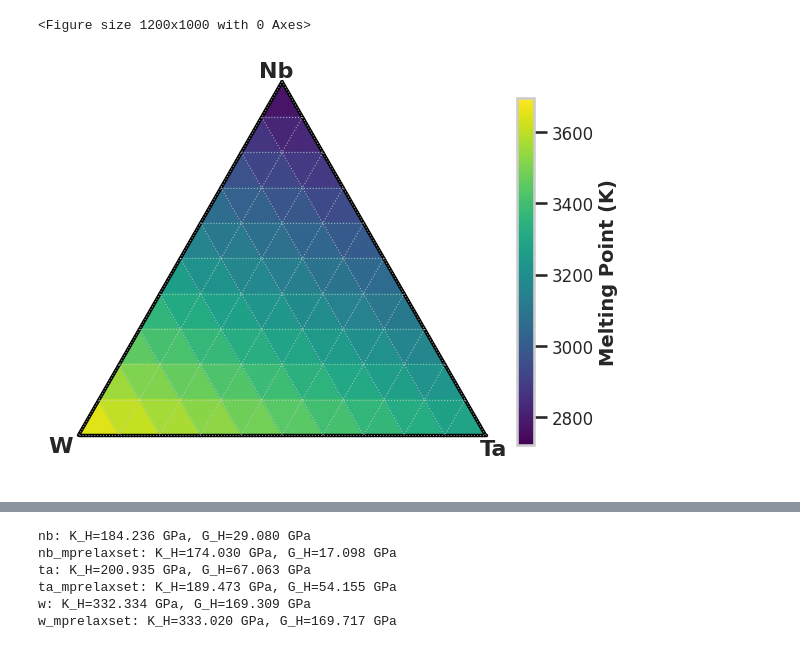
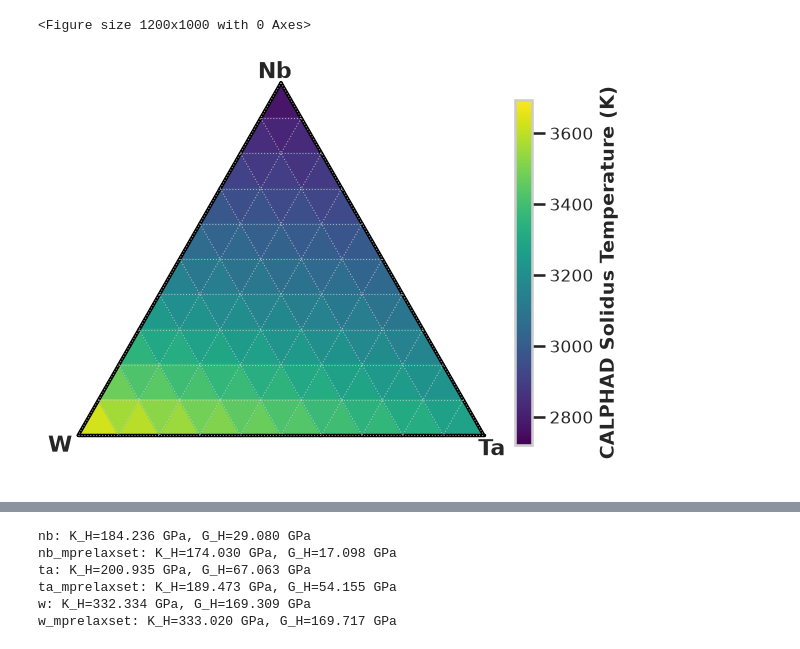
Before and after one commit to kareem-Abdelmaqsoud/computational-design-ductile-w-ta-nb-alloy, a Jupyter notebook: paper_figures/pareto_front_ternary_plots.ipynb, the cells around one changed output, grey strips where cells are left out. Drawn from its saved outputs; the diff is of its cells as text; code cells hidden in the pictures.

```diff
--- a/paper_figures/pareto_front_ternary_plots.ipynb
+++ b/paper_figures/pareto_front_ternary_plots.ipynb
@@ -158,10 +96,6 @@ import seaborn as sns
 # --- Plot style setup ---
 sns.set_context("talk", font_scale=1.2)
 sns.set_style("whitegrid")
-
-# --- Constants ---
-total_atoms = 10
-T_w, T_ta, T_nb = 3695, 3290, 2720  # Melting points (K)
 
 # --- Data containers ---
 melting_points, pugh_ratios, compositions = [], [], []
@@ -175,9 +109,8 @@ for _, row in elastic_df.iterrows():
     if sum(x > 0 for x in [n_W, n_Ta, n_Nb]) != 3:
         continue
 
-    # Compute melting point via Vegard's law
-    w_frac, ta_frac, nb_frac = n_W / total_atoms, n_Ta / total_atoms, n_Nb / total_atoms
-    T_alloy = (w_frac * T_w) + (ta_frac * T_ta) + (nb_frac * T_nb)
+    # CALPHAD solidus temperature
+    T_alloy = solidus[(n_W, n_Ta, n_Nb)]
 
     # Compute Pugh ratio = K / G
     if row["shear_modulus"] > 0:  # Avoid division by zero
@@ -194,7 +127,7 @@ melting_points = np.array(melting_points)
 pugh_ratios = np.array(pugh_ratios)
 compositions = np.array(compositions)
 
-# --- Pareto front (maximize both melting point & Pugh ratio) ---
+# --- Pareto front (maximize both solidus temperature & Pugh ratio) ---
 points = np.column_stack((melting_points, pugh_ratios))
 sorted_idx = np.argsort(-melting_points)
 pareto_points, pareto_compositions = [], []
@@ -213,7 +146,7 @@ pareto_compositions = np.array(pareto_compositions)
 # --- Print Pareto compositions ---
 print("Pareto-front ternary alloys (W, Ta, Nb):")
 for (n_W, n_Ta, n_Nb), (T, pugh) in zip(pareto_compositions, pareto_points):
-    print(f"W{n_W}Ta{n_Ta}Nb{n_Nb} | Melting point = {T:.1f} K | Pugh = {pugh:.3f}")
+    print(f"W{n_W}Ta{n_Ta}Nb{n_Nb} | Solidus = {T:.1f} K | Pugh = {pugh:.3f}")
 
 # --- Subscript helper ---
 def subscript_number(num):
@@ -236,7 +169,7 @@ plt.plot(pareto_points[:, 0], pareto_points[:, 1],
 plt.scatter(pareto_points[:, 0], pareto_points[:, 1],
             color='#e41a1c', s=100, edgecolor='k', zorder=5)
 
-# Label Pareto points with subscripts - ONLY for melting points above 3300 K
+# Label Pareto points with subscripts - ONLY for solidus temperatures above 3300 K
 for (n_W, n_Ta, n_Nb), (x, y) in zip(pareto_compositions, pareto_points):
     if x > 3300:
         label = format_alloy_label(n_W, n_Ta, n_Nb)
@@ -255,7 +188,7 @@ plt.axvline(x=3300, color='black', linestyle='--', lw=2)
 # plt.axhline(y=1/0.26, color='black', linestyle='--', lw=2)
 
 # Labels and style
-plt.xlabel("Melting point (K)", fontsize=14, weight='bold')
+plt.xlabel("CALPHAD solidus temperature (K)", fontsize=14, weight='bold')
 plt.ylabel("Pugh ratio (K/G)", fontsize=14, weight='bold')
 plt.grid(True, linestyle='--', alpha=0.4)
 plt.tight_layout()
@@ -286,32 +217,8 @@ import numpy as np
 import matplotlib.pyplot as plt
 import ternary
 
-# --- Constants ---
-total_atoms = 10
-T_w, T_ta, T_nb = 3695, 3290, 2720
-
-# --- Prepare data ---
-points = {}
-for _, row in elastic_df.iterrows():
-    n_W, n_Ta, n_Nb = eval(row["composition_key"])
-
-    # Include all alloys (ternary and binary)
-    w_frac, ta_frac, nb_frac = n_W / total_atoms, n_Ta / total_atoms, n_Nb / total_atoms
-    T_alloy = w_frac * T_w + ta_frac * T_ta + nb_frac * T_nb
-
-    # Convert to integer coordinates that sum to total_atoms
-    # Note: ternary uses (i, j, k) where i+j+k = scale
-    points[(n_Ta, n_Nb, n_W)] = T_alloy
-
-# Add pure element melting points at corners
-# Pure W: (Ta=0, Nb=0, W=10) -> (0, 0, 10)
-points[(0, 0, total_atoms)] = T_w
-
-# Pure Ta: (Ta=10, Nb=0, W=0) -> (10, 0, 0)
-points[(total_atoms, 0, 0)] = T_ta
-
-# Pure Nb: (Ta=0, Nb=10, W=0) -> (0, 10, 0)
-points[(0, total_atoms, 0)] = T_nb
+# --- Prepare data: ternary uses (Ta, Nb, W) coordinates summing to total_atoms ---
+points = {(n_Ta, n_Nb, n_W): T for (n_W, n_Ta, n_Nb), T in solidus.items()}
 
 # --- Create ternary plot ---
 scale = total_atoms
@@ -323,45 +230,38 @@ figure, tax = ternary.figure(scale=scale)
 tax.boundary(linewidth=2.5)
 tax.gridlines(color="lightgray", multiple=1, linewidth=0.8, alpha=0.7)
 
-# Heatmap with better colormap
+# Heatmap
 tax.heatmap(points, style="triangular", cmap='viridis',
            colorbar=False, vmin=min(points.values()), vmax=max(points.values()))
 
-# Enhanced colorbar
+# Colorbar
 sm = plt.cm.ScalarMappable(cmap='viridis',
                            norm=plt.Normalize(vmin=min(points.values()),
-                                            vmax=max(points.values())))
+                                              vmax=max(points.values())))
 sm.set_array([])
 cbar = plt.colorbar(sm, ax=tax.get_axes(), shrink=0.85, pad=0.02)
-cbar.set_label("Melting Point (K)", fontsize=14, fontweight='bold')
+cbar.set_label("CALPHAD Solidus Temperature (K)", fontsize=14, fontweight='bold')
 cbar.ax.tick_params(labelsize=12)
-
-# Remove axis labels - commented out
-# tax.left_axis_label("Nb Fraction", fontsize=14, fontweight='bold', offset=0.15)
-# tax.right_axis_label("W Fraction", fontsize=14, fontweight='bold', offset=0.15)
-# tax.bottom_axis_label("Ta Fraction", fontsize=14, fontweight='bold', offset=0.1)
 
 # Remove ticks
 tax.clear_matplotlib_ticks()
 
 # Add corner labels for pure elements - positioned near corners but outside triangle
 tax.annotate("W", (-0.3, -0.3, scale+0.3), fontsize=16, fontweight='bold',
             ha='center', va='center')
 tax.annotate("Ta", (scale+0.4, -0.4, -0.4), fontsize=16, fontweight='bold',
             ha='center', va='center')
 tax.annotate("Nb", (-0.3, scale+0.3, -0.3), fontsize=16, fontweight='bold',
             ha='center', va='center')
 
 # Remove the rectangular box around the plot
 ax = tax.get_axes()
-ax.spines['top'].set_visible(False)
-ax.spines['right'].set_visible(False)
-ax.spines['bottom'].set_visible(False)
-ax.spines['left'].set_visible(False)
+for spine in ax.spines.values():
+    spine.set_visible(False)
 
 plt.tight_layout()
 tax.show()
 # %% [output]
 <Figure size 1200x1000 with 0 Axes>
-[figure, old version]
+[figure, new version]
 # %%
```
Also changed, not shown: parts of 15 cells of this notebook, 7 other files.
